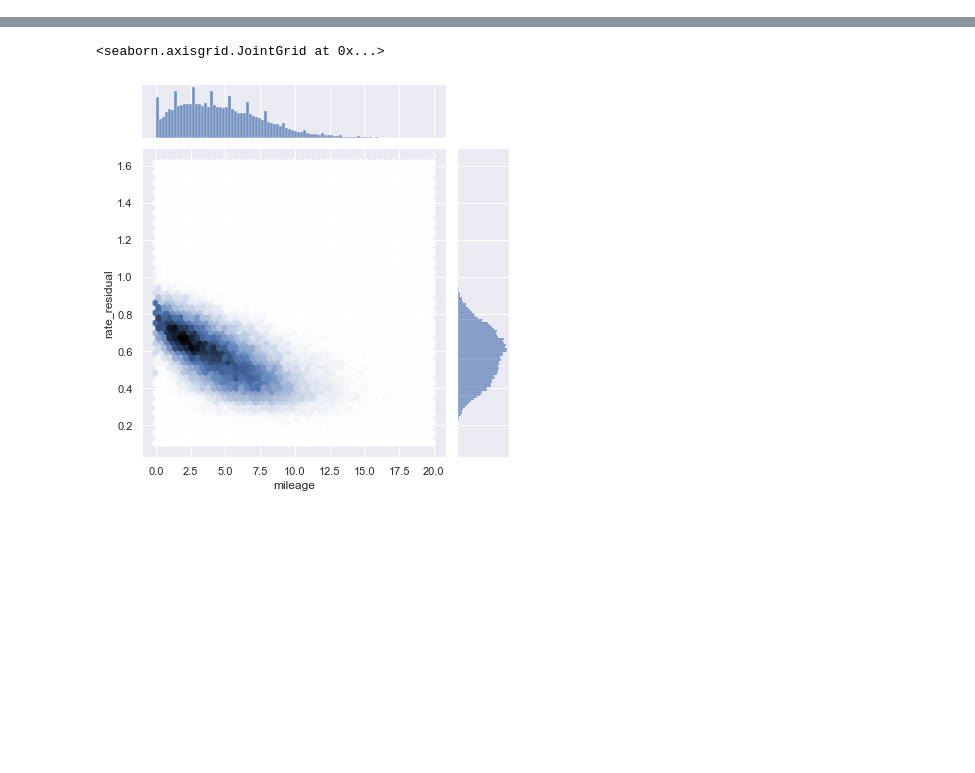
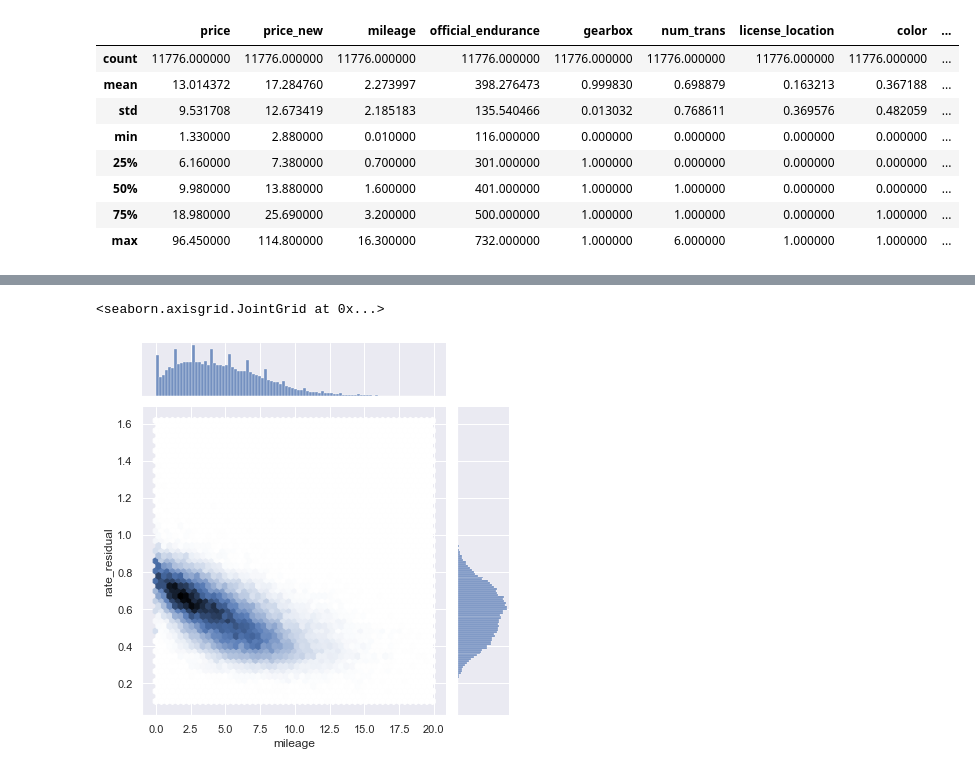
Before and after one commit to UsedCarPricingProgram/UsedCarPricing, a Jupyter notebook: EDA/EDA.ipynb, the cells around one changed output, grey strips where cells are left out. Cells and saved outputs as stored; diff of their text form; code cells hidden in the pictures; blank space fills up the shorter version.

```diff
--- a/EDA/EDA.ipynb
+++ b/EDA/EDA.ipynb
@@ -52,0 +65,12 @@ df.head(40)
+# %%
+df_e.describe()
+# %% [output]
+|  | price | price_new | mileage | official_endurance | gearbox | num_trans | license_location | color | ... |
+| count | 11776.000000 | 11776.000000 | 11776.000000 | 11776.000000 | 11776.000000 | 11776.000000 | 11776.000000 | 11776.000000 | ... |
+| mean | 13.014372 | 17.284760 | 2.273997 | 398.276473 | 0.999830 | 0.698879 | 0.163213 | 0.367188 | ... |
+| std | 9.531708 | 12.673419 | 2.185183 | 135.540466 | 0.013032 | 0.768611 | 0.369576 | 0.482059 | ... |
+| min | 1.330000 | 2.880000 | 0.010000 | 116.000000 | 0.000000 | 0.000000 | 0.000000 | 0.000000 | ... |
+| 25% | 6.160000 | 7.380000 | 0.700000 | 301.000000 | 1.000000 | 0.000000 | 0.000000 | 0.000000 | ... |
+| 50% | 9.980000 | 13.880000 | 1.600000 | 401.000000 | 1.000000 | 1.000000 | 0.000000 | 0.000000 | ... |
+| 75% | 18.980000 | 25.690000 | 3.200000 | 500.000000 | 1.000000 | 1.000000 | 0.000000 | 1.000000 | ... |
+| max | 96.450000 | 114.800000 | 16.300000 | 732.000000 | 1.000000 | 6.000000 | 1.000000 | 1.000000 | ... |
```
Also changed, not shown: parts of 3 cells of this notebook, 1 other file.
